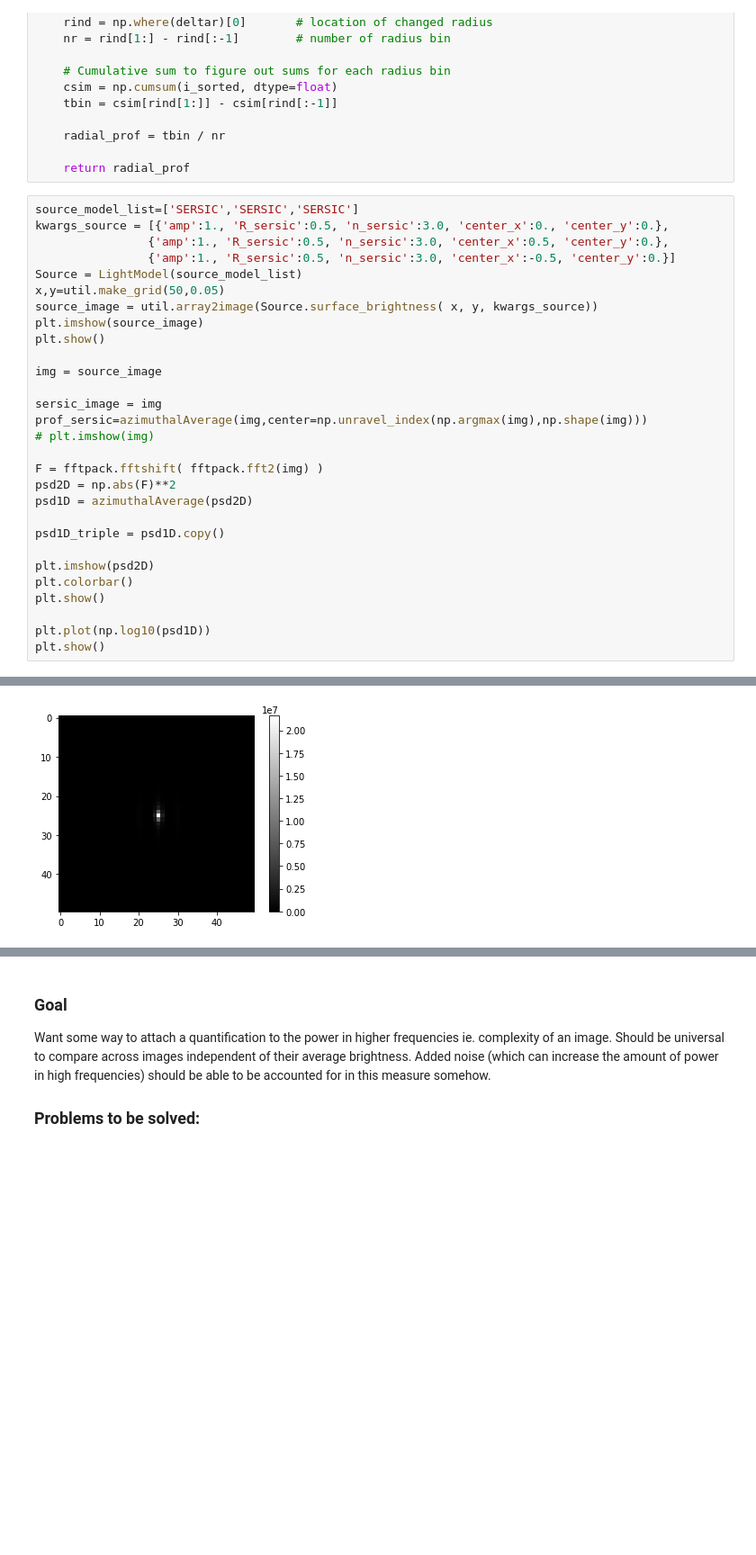
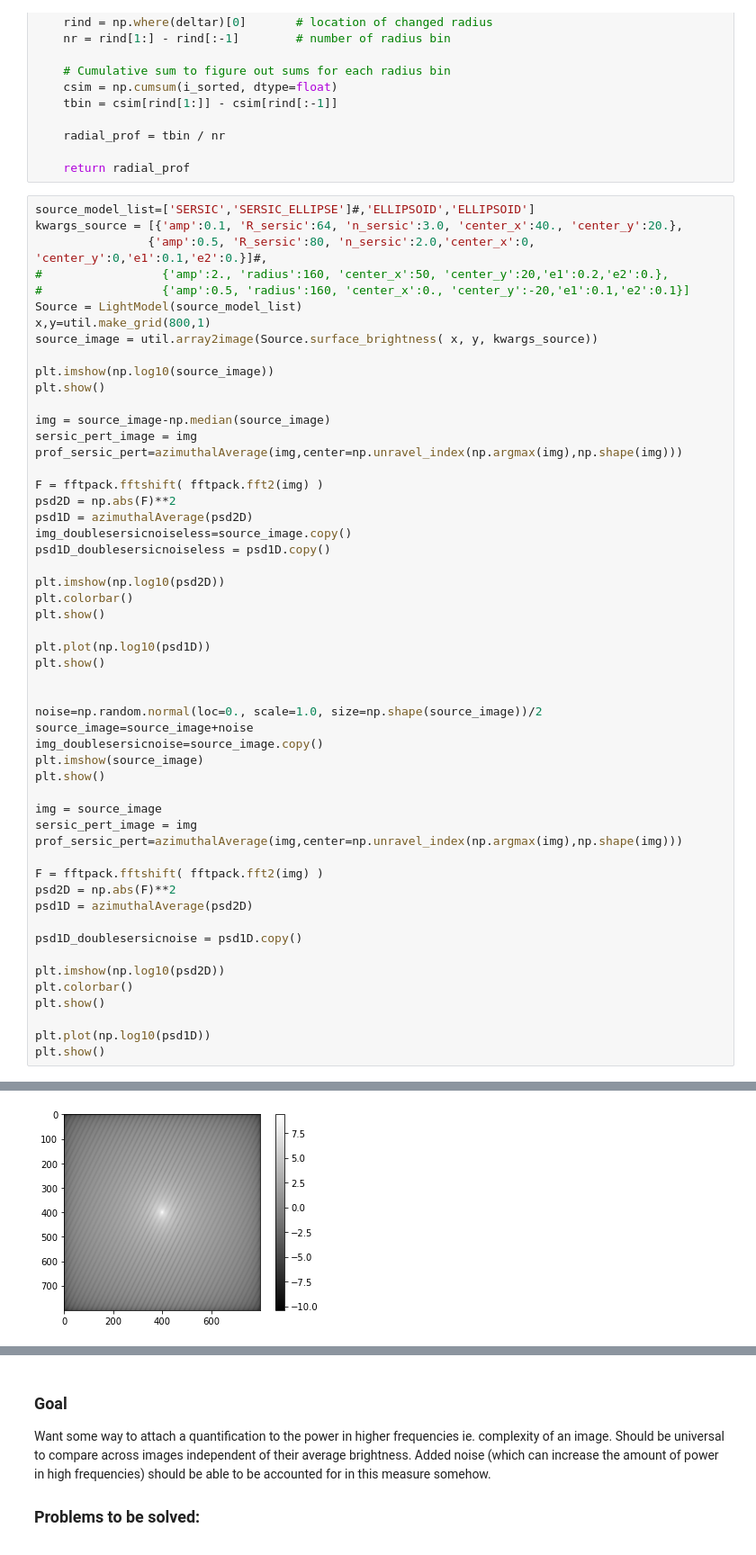
Before and after one commit to mattgomer/ML_experimentation, a Jupyter notebook: substructure_quantification/filter_experimentation.ipynb, the cells around one changed output, grey strips where cells are left out. Shown at 90% size. Cells and saved outputs as stored; diff of their text form; blank space fills up the shorter version.

Commit message:
updated seam carving + bottom figure for filter experimentation

```diff
--- a/substructure_quantification/filter_experimentation.ipynb
+++ b/substructure_quantification/filter_experimentation.ipynb
@@ -55,29 +55,53 @@ def azimuthalAverage(image, center=None):
 
     return radial_prof
 # %%
-source_model_list=['SERSIC','SERSIC','SERSIC']
-kwargs_source = [{'amp':1., 'R_sersic':0.5, 'n_sersic':3.0, 'center_x':0., 'center_y':0.},
-                {'amp':1., 'R_sersic':0.5, 'n_sersic':3.0, 'center_x':0.5, 'center_y':0.},
-                {'amp':1., 'R_sersic':0.5, 'n_sersic':3.0, 'center_x':-0.5, 'center_y':0.}]
+source_model_list=['SERSIC','SERSIC_ELLIPSE']#,'ELLIPSOID','ELLIPSOID']
+kwargs_source = [{'amp':0.1, 'R_sersic':64, 'n_sersic':3.0, 'center_x':40., 'center_y':20.},
+                {'amp':0.5, 'R_sersic':80, 'n_sersic':2.0,'center_x':0, 'center_y':0,'e1':0.1,'e2':0.}]#,
+#                 {'amp':2., 'radius':160, 'center_x':50, 'center_y':20,'e1':0.2,'e2':0.},
+#                 {'amp':0.5, 'radius':160, 'center_x':0., 'center_y':-20,'e1':0.1,'e2':0.1}]
 Source = LightModel(source_model_list)
-x,y=util.make_grid(50,0.05)
+x,y=util.make_grid(800,1)
 source_image = util.array2image(Source.surface_brightness( x, y, kwargs_source))
+
+plt.imshow(np.log10(source_image))
+plt.show()
+
+img = source_image-np.median(source_image)
+sersic_pert_image = img
+prof_sersic_pert=azimuthalAverage(img,center=np.unravel_index(np.argmax(img),np.shape(img)))
+
+F = fftpack.fftshift( fftpack.fft2(img) )
+psd2D = np.abs(F)**2
+psd1D = azimuthalAverage(psd2D)
+img_doublesersicnoiseless=source_image.copy()
+psd1D_doublesersicnoiseless = psd1D.copy()
+
+plt.imshow(np.log10(psd2D))
+plt.colorbar()
+plt.show()
+
+plt.plot(np.log10(psd1D))
+plt.show()
+
+
+noise=np.random.normal(loc=0., scale=1.0, size=np.shape(source_image))/2
+source_image=source_image+noise
+img_doublesersicnoise=source_image.copy()
 plt.imshow(source_image)
 plt.show()
 
 img = source_image
-
-sersic_image = img
-prof_sersic=azimuthalAverage(img,center=np.unravel_index(np.argmax(img),np.shape(img)))
-# plt.imshow(img)
+sersic_pert_image = img
+prof_sersic_pert=azimuthalAverage(img,center=np.unravel_index(np.argmax(img),np.shape(img)))
 
 F = fftpack.fftshift( fftpack.fft2(img) )
 psd2D = np.abs(F)**2
 psd1D = azimuthalAverage(psd2D)
 
-psd1D_triple = psd1D.copy()
+psd1D_doublesersicnoise = psd1D.copy()
 
-plt.imshow(psd2D)
+plt.imshow(np.log10(psd2D))
 plt.colorbar()
 plt.show()
 
@@ -88 +112 @@ plt.show()
-[figure, old version]
+[figure, new version]
```
Also changed, not shown: parts of 7 cells of this notebook, 3 other files.
